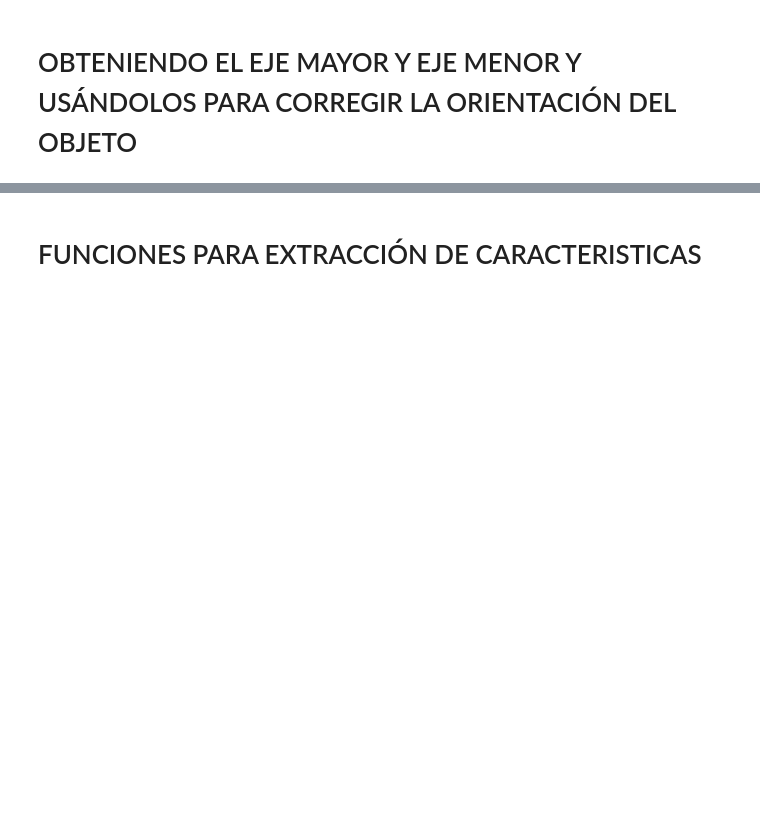
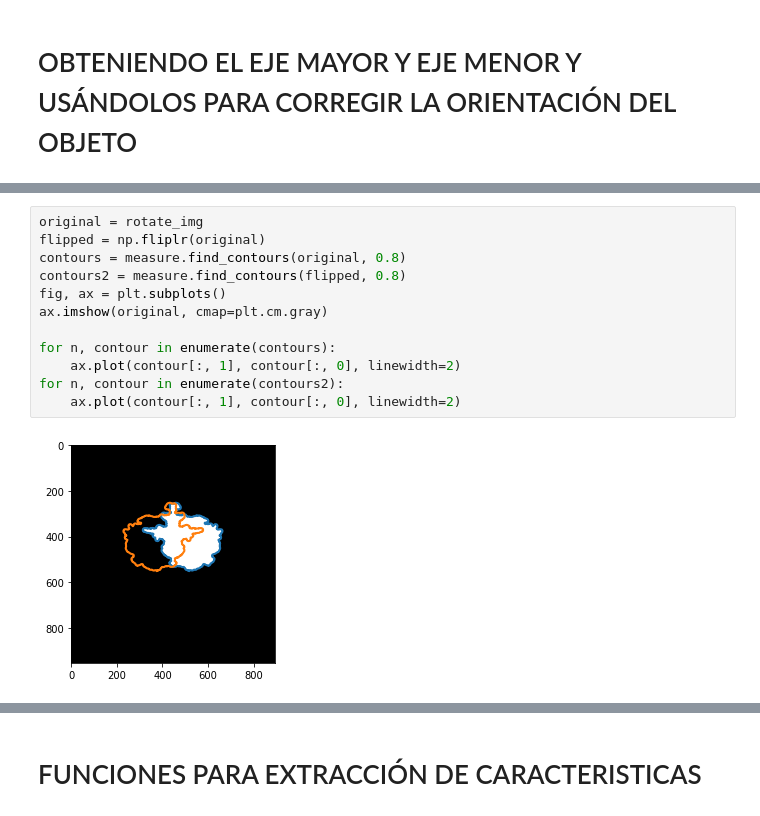
Before and after one commit to dipaco/mole-classification, a Jupyter notebook: conf-tests/melanomas.ipynb, the cells around one changed output, grey strips where cells are left out. Drawn from its saved outputs; the diff is of its cells as text; blank space fills up the shorter version.

```diff
--- a/conf-tests/melanomas.ipynb
+++ b/conf-tests/melanomas.ipynb
@@ -334,0 +340,14 @@ ax.plot(bx, by, '-b', linewidth=2.5)
+# %%
+original = rotate_img
+flipped = np.fliplr(original)
+contours = measure.find_contours(original, 0.8)
+contours2 = measure.find_contours(flipped, 0.8)
+fig, ax = plt.subplots()
+ax.imshow(original, cmap=plt.cm.gray)
+
+for n, contour in enumerate(contours):
+    ax.plot(contour[:, 1], contour[:, 0], linewidth=2)
+for n, contour in enumerate(contours2):
+    ax.plot(contour[:, 1], contour[:, 0], linewidth=2)
+# %% [output]
+[figure, added]
```
Also changed, not shown: parts of 16 cells of this notebook.
